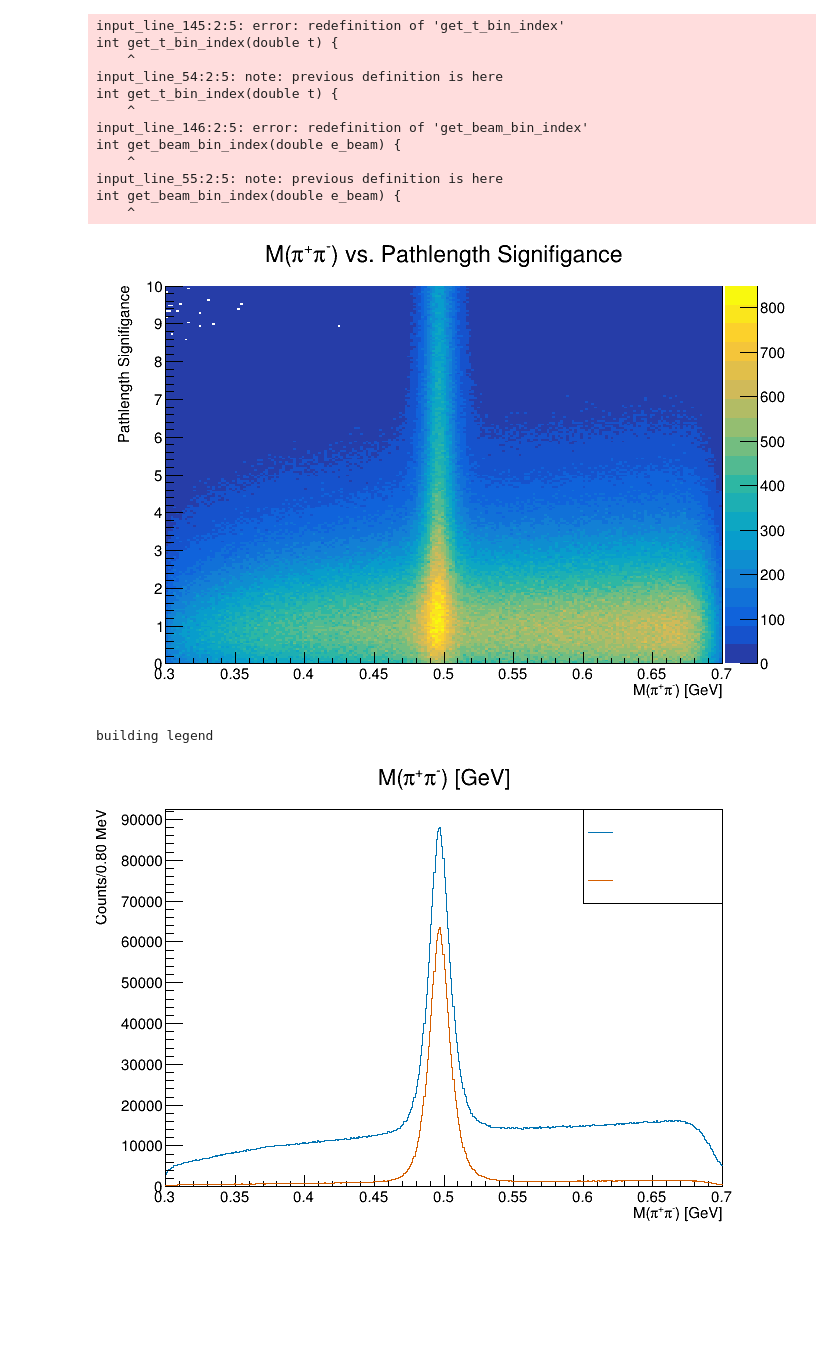
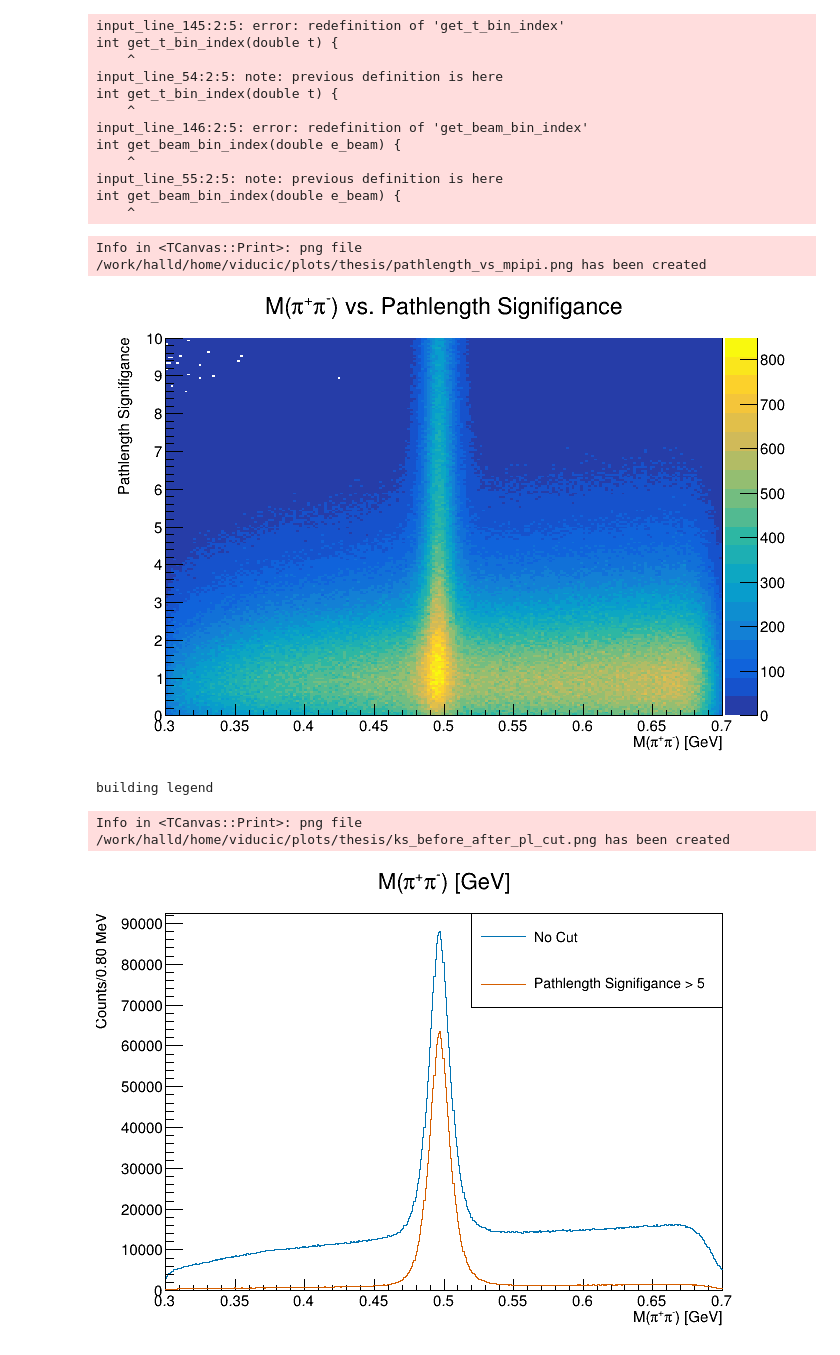
Before and after one commit to tylerviducic/gluex, a Jupyter notebook: scripts/plotting/thesis_plotter.ipynb, the cells around one changed output. Drawn from its saved outputs; the diff is of its cells as text; code cells hidden in the pictures; blank space fills up the shorter version.

```diff
--- a/scripts/plotting/thesis_plotter.ipynb
+++ b/scripts/plotting/thesis_plotter.ipynb
@@ -37,17 +39,21 @@ int get_beam_bin_index(double e_beam) {
 # %%
 hist_ks_pl.Draw('colz')
 c.Draw()
+plotter.save_plot(c, 'pathlength_vs_mpipi')
 # %% [output]
+Info in <TCanvas::Print>: png file /work/halld/home/viducic/plots/thesis/pathlength_vs_mpipi.png has been created
 [figure]
 # %%
-legend = plotter.build_legend([hist_ks_nocut, hist_ks_cut])
+legend = plotter.build_legend([hist_ks_nocut, hist_ks_cut], x1 = 0.54, labels=['No Cut', 'Pathlength Signifigance > 5'])
 hist_ks_nocut.Draw()
 hist_ks_cut.Draw('same')
 legend.Draw()
 c.Draw()
+plotter.save_plot(c, 'ks_before_after_pl_cut')
 # %% [output]
 building legend
+Info in <TCanvas::Print>: png file /work/halld/home/viducic/plots/thesis/ks_before_after_pl_cut.png has been created
-[figure, old version]
+[figure, new version]
 # %%
 blue_hist_after = hist_ks_cut.Clone()
 blue_hist_after.SetLineColor(ROOT.TColor.GetColor(ct.COLORBLIND_HEX_DICT['blue']))
```
Also changed, not shown: parts of 7 cells of this notebook, 1 other file.
